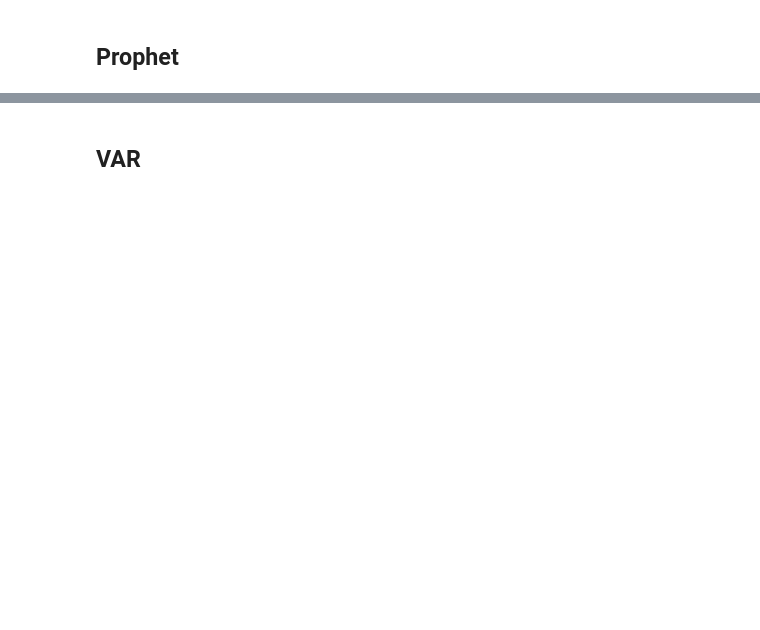
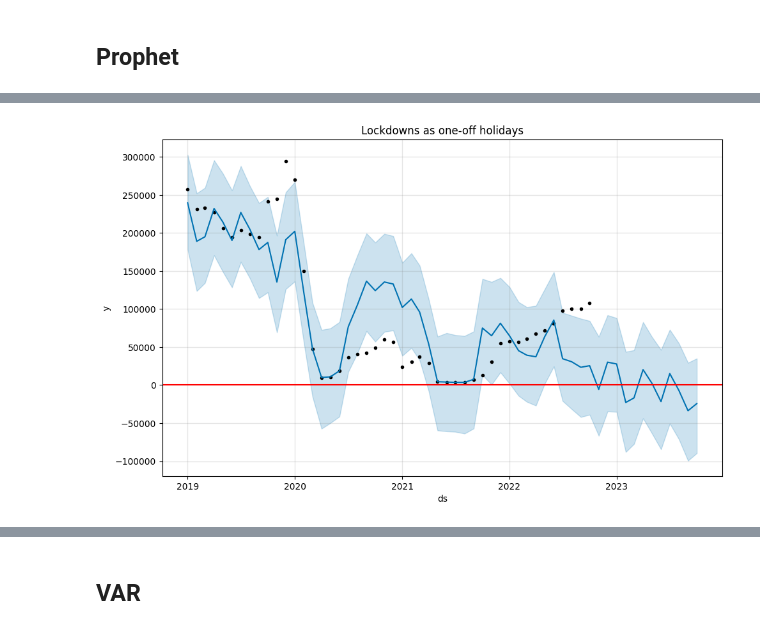
Before and after one commit to qducnguyen/business-analytics-project, a Jupyter notebook: notebooks/3_modeling_evaluation.ipynb, the cells around one changed output, grey strips where cells are left out. Drawn from its saved outputs; the diff is of its cells as text; code cells hidden in the pictures; blank space fills up the shorter version.

Commit message:
Update prophet :D :D

```diff
--- a/notebooks/3_modeling_evaluation.ipynb
+++ b/notebooks/3_modeling_evaluation.ipynb
@@ -437,0 +483,11 @@ plt.show()
+# %%
+# Python
+lockdowns = pd.DataFrame([
+    {'holiday': 'lockdown_1', 'ds': '2020-03-01', 'lower_window': 0, 'ds_upper': '2020-06-01'},
+    {'holiday': 'lockdown_2', 'ds': '2021-05-01', 'lower_window': 0, 'ds_upper': '2021-09-01'},
+])
+
+for t_col in ['ds', 'ds_upper']:
+    lockdowns[t_col] = pd.to_datetime(lockdowns[t_col])
+lockdowns['upper_window'] = (lockdowns['ds_upper'] - lockdowns['ds']).dt.days
+lockdowns
@@ -437,0 +498,5 @@ plt.show()
+# %%
+from prophet import Prophet
+prophet_model = Prophet(holidays=lockdowns)
+# %%
+prophet_model.fit(train_data)
@@ -437,0 +507,9 @@ plt.show()
+# %%
+future = prophet_model.make_future_dataframe(periods=HOLDOUT_MONTH,freq='MS')
+test_prediced_result = prophet_model.predict(future)
+# %%
+prophet_model.plot(test_prediced_result)
+plt.axhline(y=0, color='red')
+plt.title('Lockdowns as one-off holidays');
+# %% [output]
+[figure, added]
```
Also changed, not shown: parts of 34 cells of this notebook, 1 other file.
